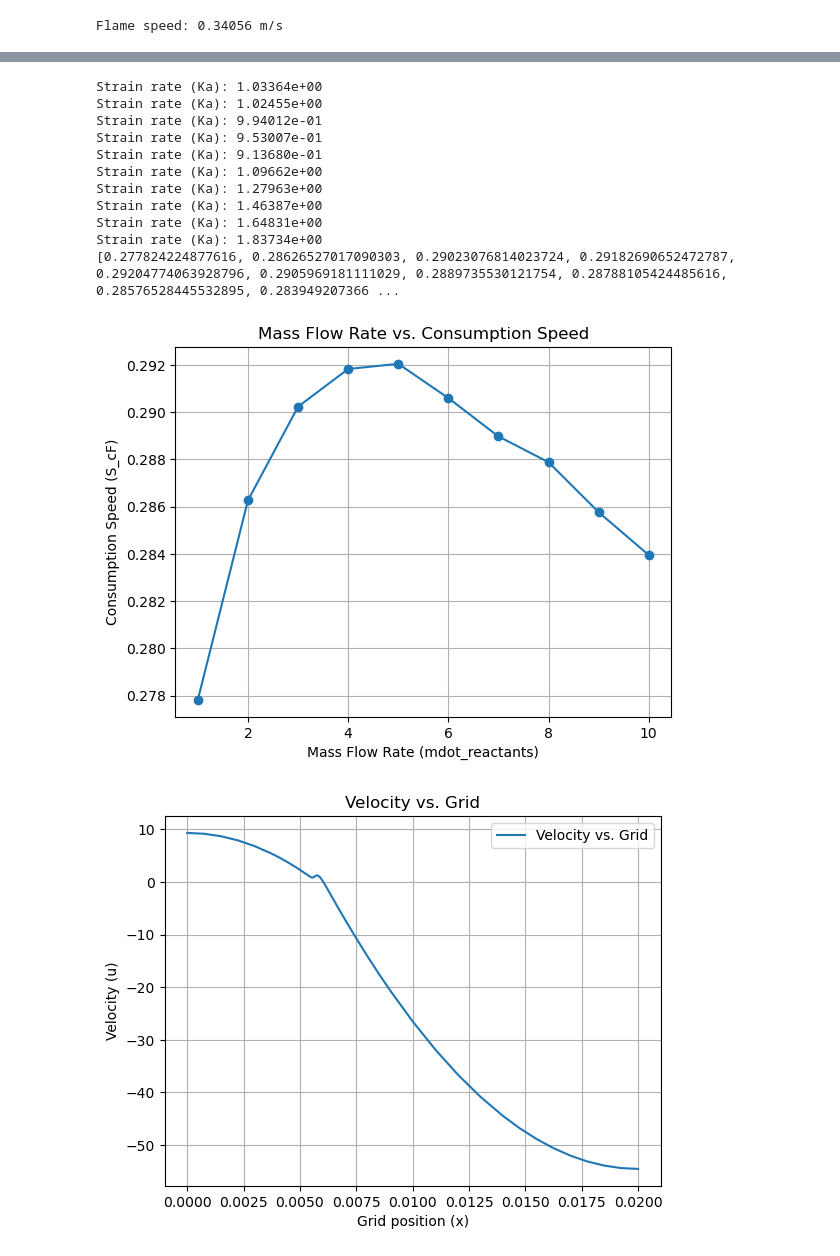
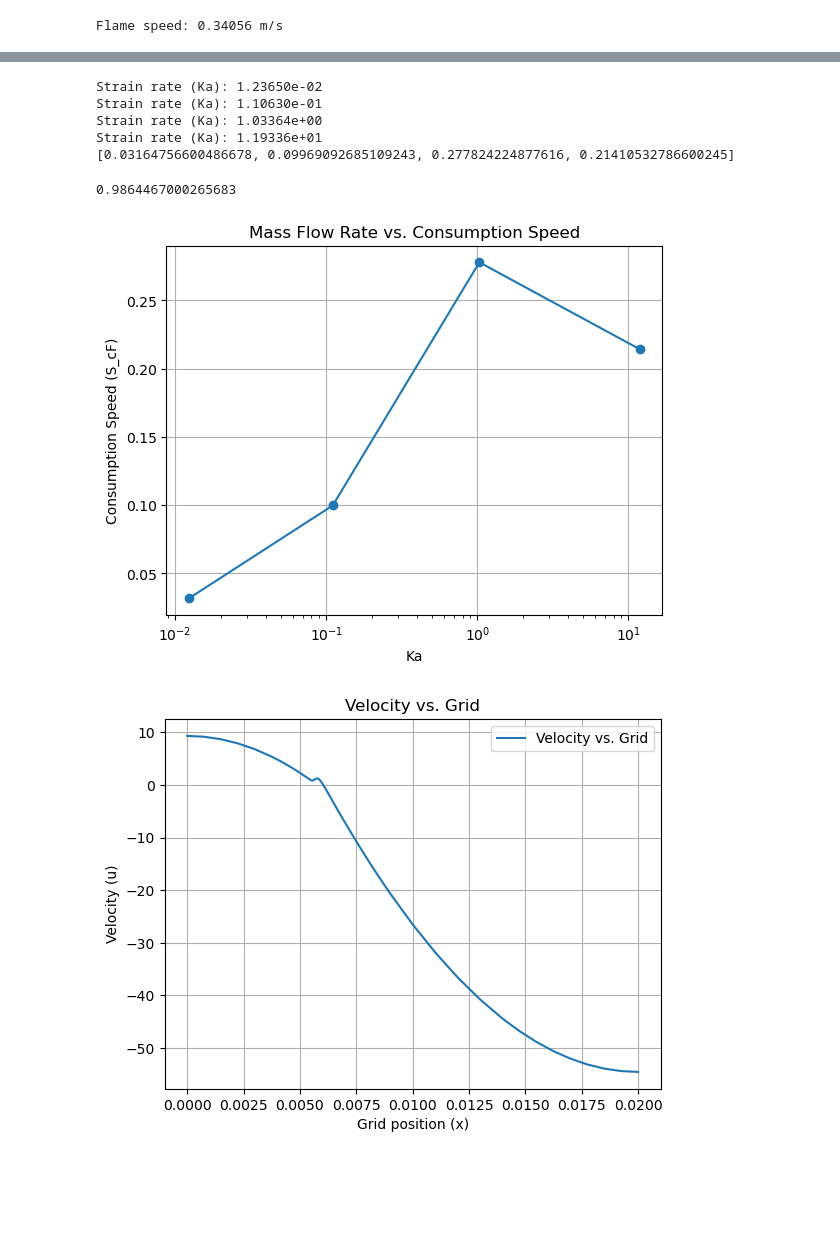
Before and after one commit to solheeing/CanteraTabulation, a Jupyter notebook: codes/test-myproject.ipynb, the cells around one changed output, grey strips where cells are left out. Drawn from its saved outputs; the diff is of its cells as text; code cells hidden in the pictures; blank space fills up the shorter version.

```diff
--- a/codes/test-myproject.ipynb
+++ b/codes/test-myproject.ipynb
@@ -116,6 +70,7 @@ def calculate_consumption_speed(flame_cf, gas, fuel_species):
 # %%
 # Set mass flow range, calculate ScF (example values)
-mdot_values = [1,2,3,4,5,6,7,8,9,10] ## (viken)
+mdot_values = [0.025, 0.1, 1, 60] ## (viken)
+Ka_values = []
 ScF_values = []
 
 # Loop through mdot values
@@ -140,7 +95,7 @@ for mdot in mdot_values:
     flame_cf.solve(loglevel, auto=True)
 
     # Update temperature for current mdot
-    #Tp = flame_cf.products.T  ## (viken) you are reading the product temperature, you should write it
+    Tp = 1800  ## (viken) you are reading the product temperature, you should write it
 
     # Calculate the maximum gradient |du/dx|
     grad_u = np.gradient(flame_cf.velocity, flame_cf.grid)
@@ -149,6 +104,7 @@ for mdot in mdot_values:
 
     # Calculate strain rate (Ka)
     Ka = (thermal_diffusivity/flame_speed) / flame_speed * max_grad_value # (viken) corrected Ka formula
+    Ka_values.append(Ka)
     print(f"Strain rate (Ka): {Ka:.5e}") # (viken) Ka is without dimention
 
     ScF = calculate_consumption_speed(flame_cf, gas, ['CH4', 'H2'])
@@ -156,26 +112,27 @@ for mdot in mdot_values:
 
 print(ScF_values)
 # %% [output]
+Strain rate (Ka): 1.23650e-02
+Strain rate (Ka): 1.10630e-01
 Strain rate (Ka): 1.03364e+00
-Strain rate (Ka): 1.02455e+00
-Strain rate (Ka): 9.94012e-01
-Strain rate (Ka): 9.53007e-01
-Strain rate (Ka): 9.13680e-01
-Strain rate (Ka): 1.09662e+00
-Strain rate (Ka): 1.27963e+00
-Strain rate (Ka): 1.46387e+00
-Strain rate (Ka): 1.64831e+00
-Strain rate (Ka): 1.83734e+00
-[0.277824224877616, 0.28626527017090303, 0.29023076814023724, 0.29182690652472787, 0.29204774063928796, 0.2905969181111029, 0.2889735530121754, 0.28788105424485616, 0.28576528445532895, 0.283949207366 ...
+Strain rate (Ka): 1.19336e+01
+[0.03164756600486678, 0.09969092685109243, 0.277824224877616, 0.21410532786600245]
+# %%
+print(calculate_heat_loss_coefficient(Tp, Tad, T0)) #beta
+# %% [output]
+0.9864467000265683
 # %%
-plt.plot(mdot_values, ScF_values, marker='o')
-plt.xlabel('Mass Flow Rate (mdot_reactants)')
+#plt.plot(mdot_values, ScF_values, marker='o')
+plt.plot(Ka_values, ScF_values, marker='o')
+plt.xscale('log')
+#plt.xlabel('Mass Flow Rate (mdot_reactants)')
+plt.xlabel('Ka')
 plt.ylabel('Consumption Speed (S_cF)')
 plt.title('Mass Flow Rate vs. Consumption Speed')
 plt.grid(True)
 plt.show()
 # %% [output]
-[figure, old version]
+[figure, new version]
 # %%
 # plot grid-velocity graph
 plt.plot(flame_cf.grid, flame_cf.velocity, label='Velocity vs. Grid')
```
Also changed, not shown: parts of 5 cells of this notebook.
